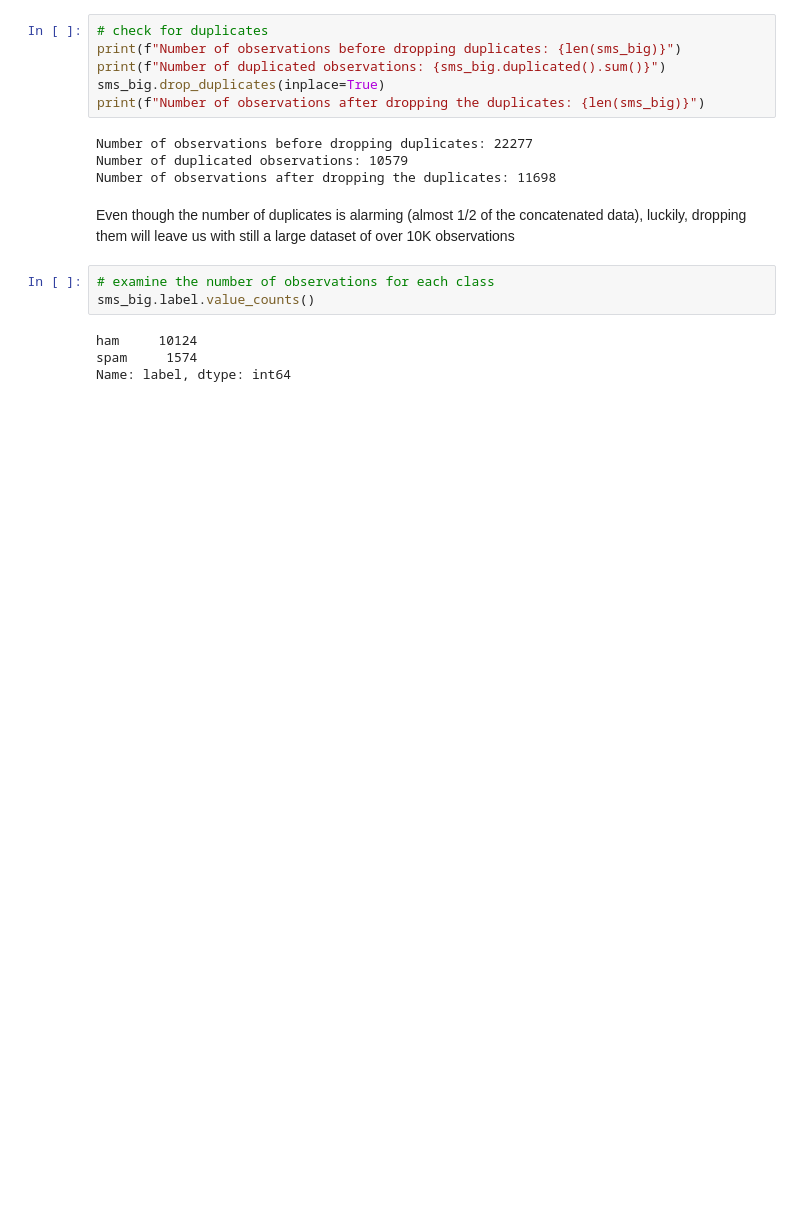
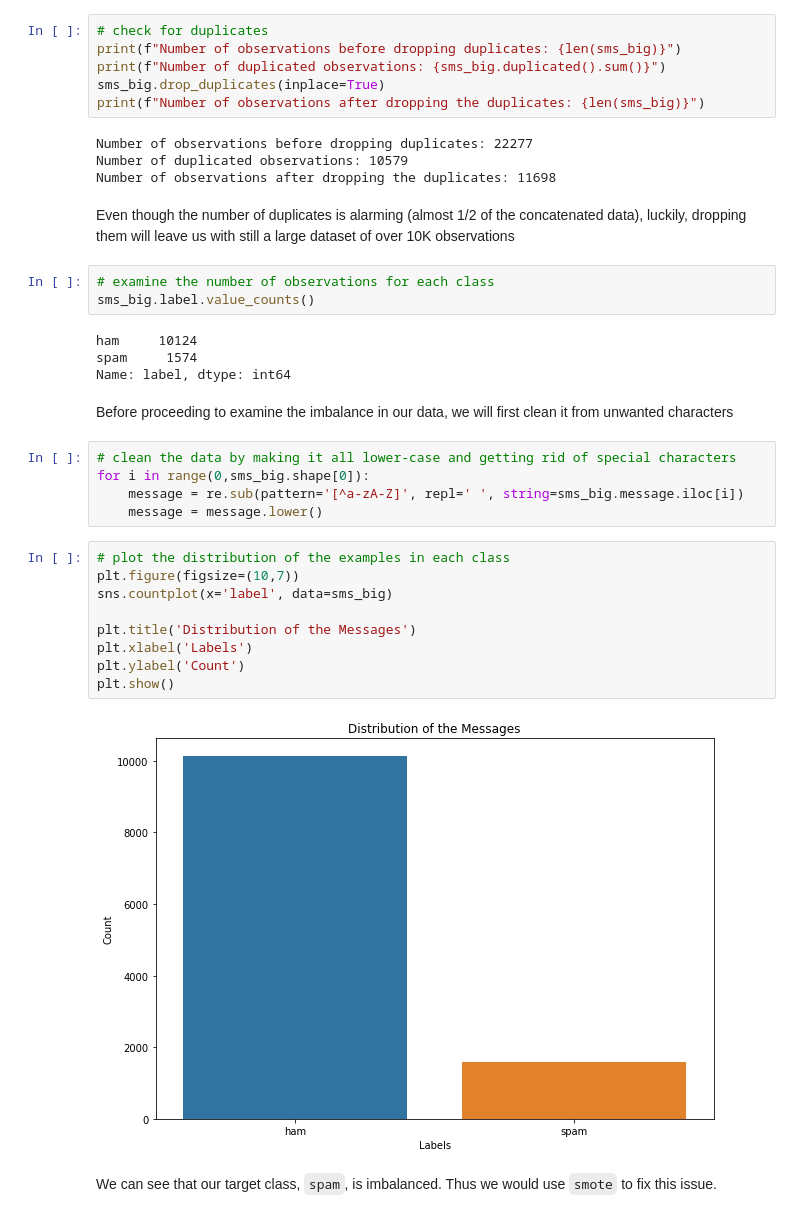
Before and after one commit to SWE-Ahmed/spam-ham-model, a Jupyter notebook: model/spam_ham_model.ipynb, the cells around one changed output. Drawn from its saved outputs; the diff is of its cells as text; blank space fills up the shorter version.

```diff
--- a/model/spam_ham_model.ipynb
+++ b/model/spam_ham_model.ipynb
@@ -99,3 +96,23 @@ sms_big.label.value_counts()
 ham     10124
 spam     1574
 Name: label, dtype: int64
+# %% [markdown]
+Before proceeding to examine the imbalance in our data, we will first clean it from unwanted characters
+# %%
+# clean the data by making it all lower-case and getting rid of special characters
+for i in range(0,sms_big.shape[0]):
+    message = re.sub(pattern='[^a-zA-Z]', repl=' ', string=sms_big.message.iloc[i])
+    message = message.lower()
+# %%
+# plot the distribution of the examples in each class
+plt.figure(figsize=(10,7))
+sns.countplot(x='label', data=sms_big)
+
+plt.title('Distribution of the Messages')
+plt.xlabel('Labels')
+plt.ylabel('Count')
+plt.show()
+# %% [output]
+[figure, added]
+# %% [markdown]
+We can see that our target class, `spam`, is imbalanced. Thus we would use `smote` to fix this issue.
```
Also changed, not shown: parts of 9 cells of this notebook.
